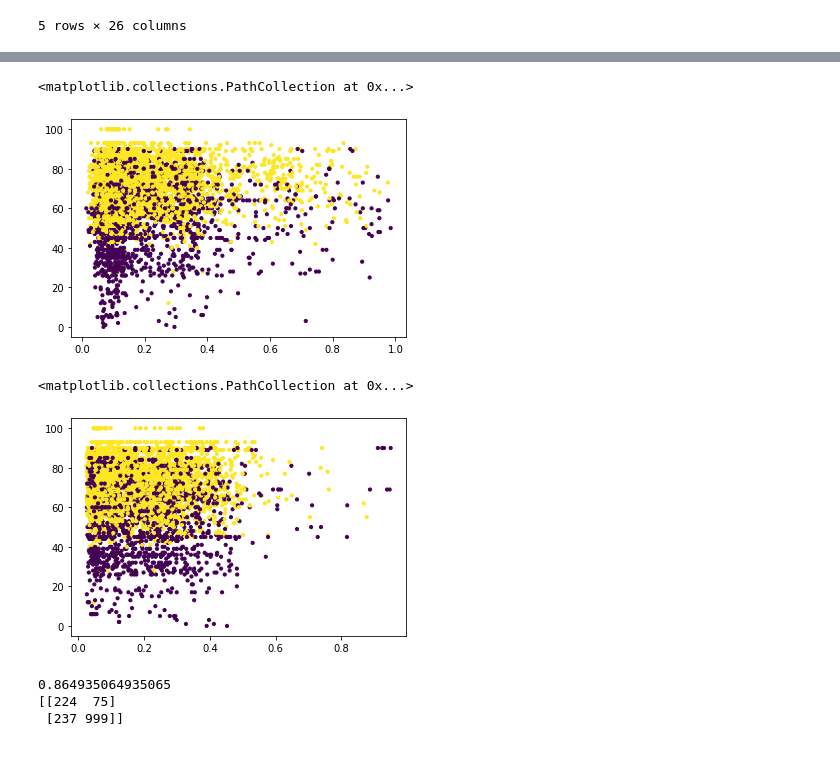
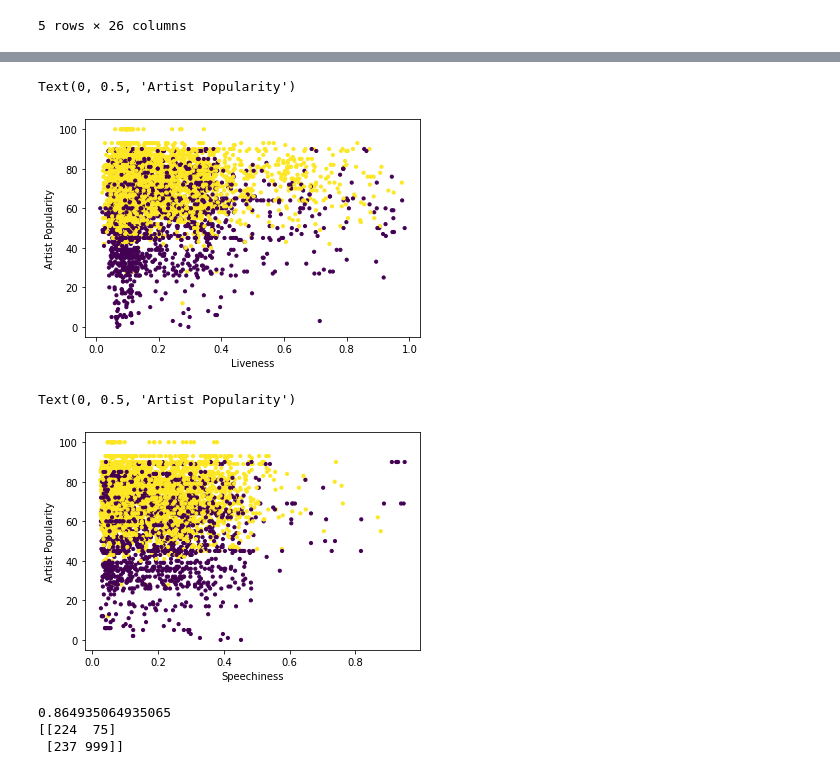
Before and after one commit to mnocerino23/Spotify-Song-Popularity-Classifier, a Jupyter notebook: Visualization_ML_SpotifyPopularity.ipynb, the cells around one changed output, grey strips where cells are left out. Saved outputs shown, nothing was run; the diff lists cells and outputs as text; code cells hidden in the pictures.

```diff
--- a/Visualization_ML_SpotifyPopularity.ipynb
+++ b/Visualization_ML_SpotifyPopularity.ipynb
@@ -284,19 +300,24 @@ plt.scatter(x,y, s = 10, c=colors)
 # %%
 x = dataset_restricted['liveness']
 y = dataset_restricted['artist popularity']
 colors = dataset_restricted['popularity']
 plt.scatter(x,y, s = 10, c=colors)
+plt.xlabel('Liveness')
+plt.ylabel('Artist Popularity')
 # %% [output]
-<matplotlib.collections.PathCollection at 0x...>
+Text(0, 0.5, 'Artist Popularity')
-[figure, old version]
+[figure, new version]
 # %%
 x = dataset_restricted['speechiness']
 y = dataset_restricted['artist popularity']
 colors = dataset_restricted['popularity']
 plt.scatter(x,y, s = 10, c=colors)
+
+plt.xlabel('Speechiness')
+plt.ylabel('Artist Popularity')
 # %% [output]
-<matplotlib.collections.PathCollection at 0x...>
+Text(0, 0.5, 'Artist Popularity')
-[figure, old version]
+[figure, new version]
 # %%
 #Build multiple classifiers for song popularity on this rap/hip hop dataset and see how each performs. We will start with binary classification using
 #logistic regression than see how other algorithms such as SVM and KNN perform
```
Also changed, not shown: parts of 9 cells of this notebook.
